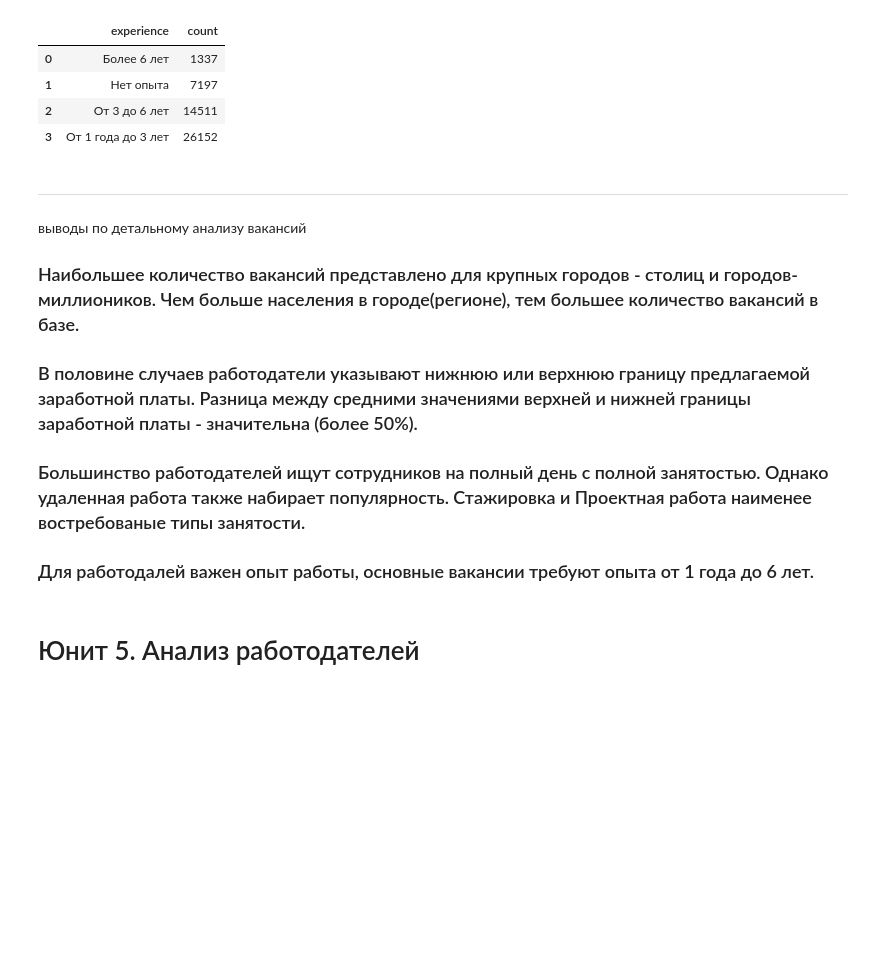
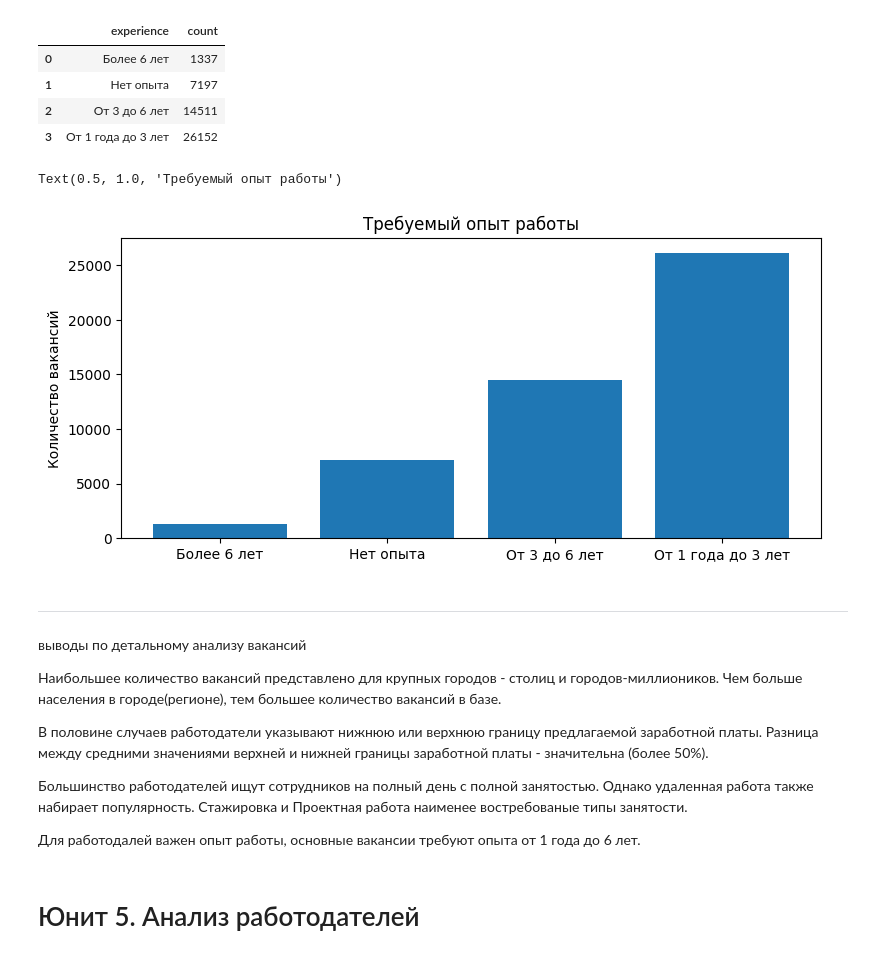
Before and after one commit to LNarnia/new_DS, a Jupyter notebook: Skillfactory/project2_анализ_вакансий/Project_2_Ноутбук_шаблон.ipynb, the cells around one changed output. Drawn from its saved outputs; the diff is of its cells as text; code cells hidden in the pictures; blank space fills up the shorter version.

```diff
--- a/Skillfactory/project2_анализ_вакансий/Project_2_Ноутбук_шаблон.ipynb
+++ b/Skillfactory/project2_анализ_вакансий/Project_2_Ноутбук_шаблон.ipynb
@@ -224,14 +225,28 @@ display(experience)
 | 1 | Нет опыта | 7197 |
 | 2 | От 3 до 6 лет | 14511 |
 | 3 | От 1 года до 3 лет | 26152 |
+# %%
+import matplotlib.pyplot as plt
+fig = plt.figure(figsize=(7, 3))
+axes = fig.add_axes([0, 0, 1, 1])
+axes.bar(x = experience ['experience'], height = experience['count']);
+axes.set_ylabel('Количество вакансий')
+axes.set_title('Требуемый опыт работы')
+# %% [output]
+Text(0.5, 1.0, 'Требуемый опыт работы')
+[figure, added]
 # %% [markdown]
 ***
 # %% [markdown]
 выводы по детальному анализу вакансий
-### Наибольшее количество вакансий представлено для крупных городов - столиц и городов-миллиоников. Чем больше населения в городе(регионе), тем большее количество вакансий в базе.
-### В половине случаев работодатели указывают нижнюю или верхнюю границу предлагаемой заработной платы. Разница между средними значениями верхней и нижней границы заработной платы - значительна (более 50%).
-### Большинство работодателей ищут сотрудников на полный день с полной занятостью. Однако удаленная работа также набирает популярность. Стажировка и Проектная работа наименее востребованые типы занятости.
-### Для работодалей важен опыт работы, основные вакансии требуют опыта от 1 года до 6 лет.
+
+Наибольшее количество вакансий представлено для крупных городов - столиц и городов-миллиоников. Чем больше населения в городе(регионе), тем большее количество вакансий в базе.
+
+В половине случаев работодатели указывают нижнюю или верхнюю границу предлагаемой заработной платы. Разница между средними значениями верхней и нижней границы заработной платы - значительна (более 50%).
+
+Большинство работодателей ищут сотрудников на полный день с полной занятостью. Однако удаленная работа также набирает популярность. Стажировка и Проектная работа наименее востребованые типы занятости.
+
+Для работодалей важен опыт работы, основные вакансии требуют опыта от 1 года до 6 лет.
 # %% [markdown]
 # Юнит 5. Анализ работодателей
 # %% [markdown]
```
Also changed, not shown: parts of 8 cells of this notebook, 2 other files.
